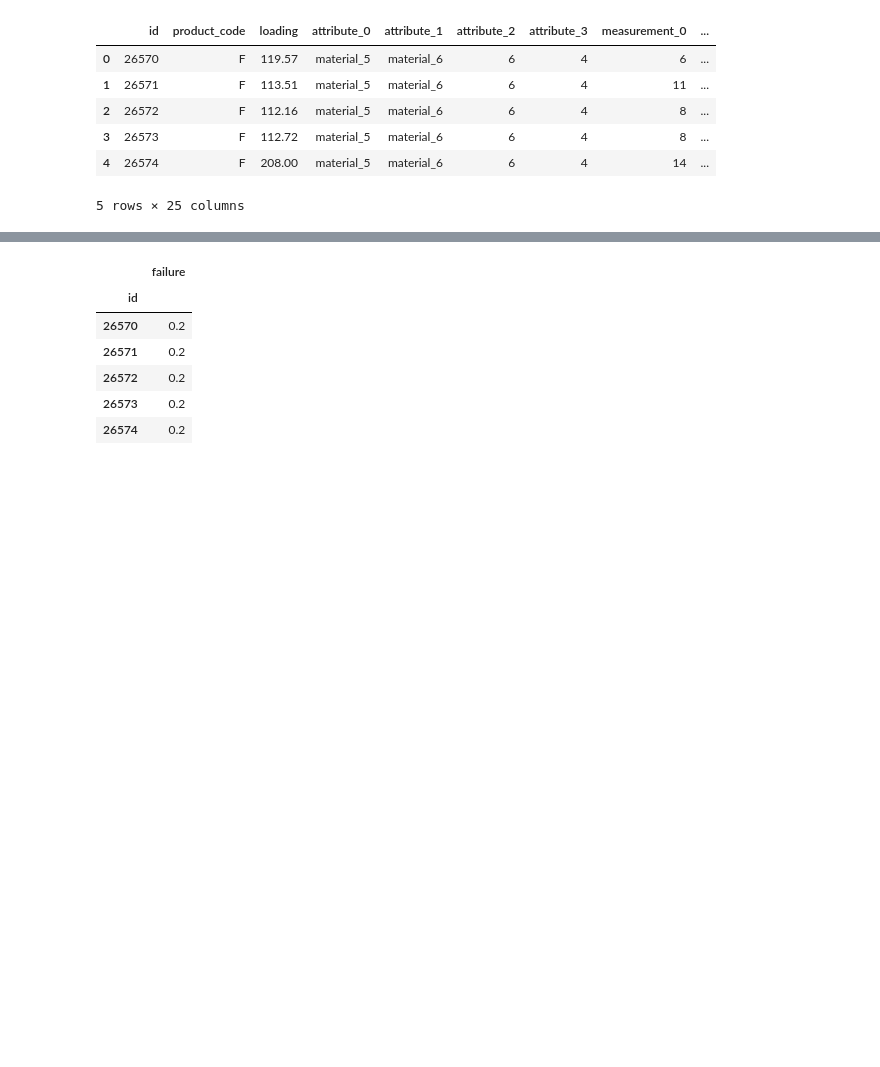
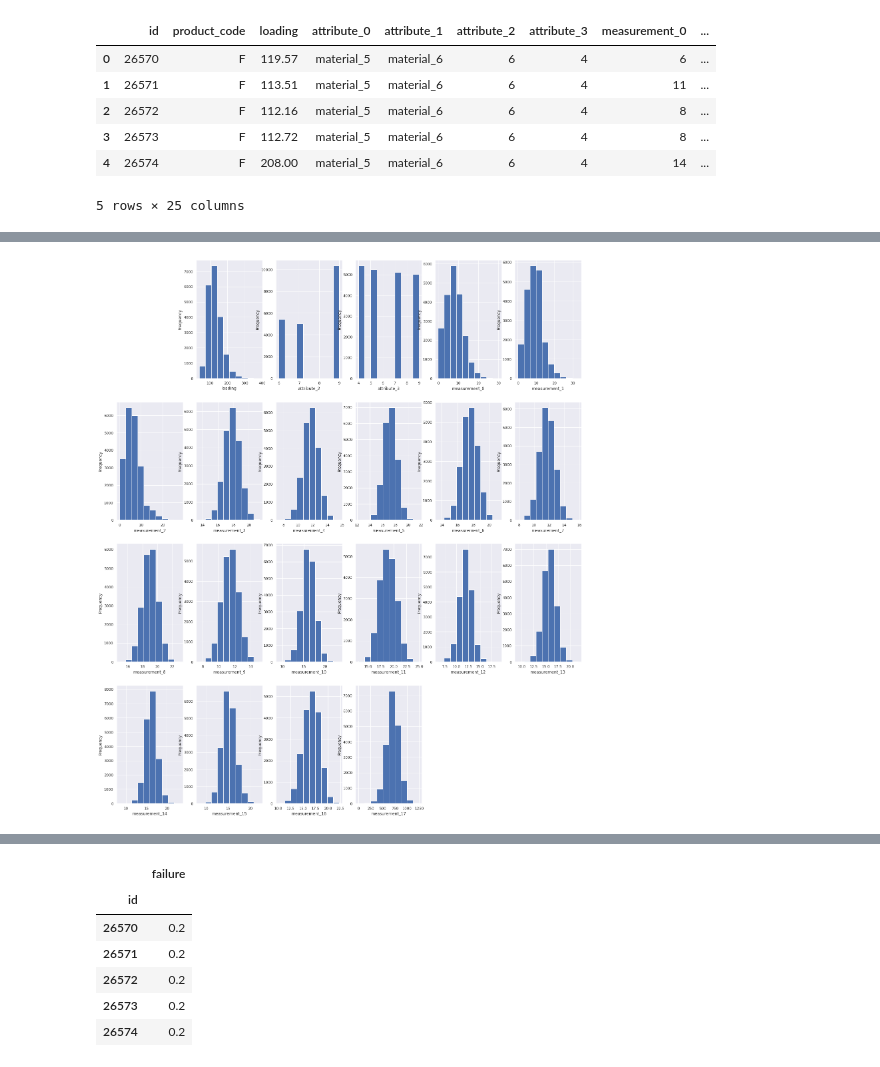
Before and after one commit to indhra/2019, a Jupyter notebook: playgroundseries-aug22.ipynb, the cells around one changed output, grey strips where cells are left out. Saved outputs shown, nothing was run; the diff lists cells and outputs as text; code cells hidden in the pictures; blank space fills up the shorter version.

```diff
--- a/playgroundseries-aug22.ipynb
+++ b/playgroundseries-aug22.ipynb
@@ -637,3 +694,17 @@ f_tdf.head()
+# %%
+figr = plt.figure(figsize=(25,30))#,sharex=False,sharey=True)
+
+numerics = f_tdf.select_dtypes(exclude=['object'])
+inc = 0
+for kol in numerics.columns:
+
+    inc +=1
+    if kol=='id':continue
+    sub = figr.add_subplot(4,6,inc,)
+    sub.set_xlabel(kol)
+    numerics[kol].plot(kind='hist')
+# %% [output]
+[figure, added]
 # %%
 sub_test_data  = test_data.copy()
 sub_test_data.drop(['id',"product_code",'attribute_0', 'attribute_2', 'attribute_3',"attribute_1"], axis=1, inplace=True)
```
Also changed, not shown: parts of 16 cells of this notebook.
